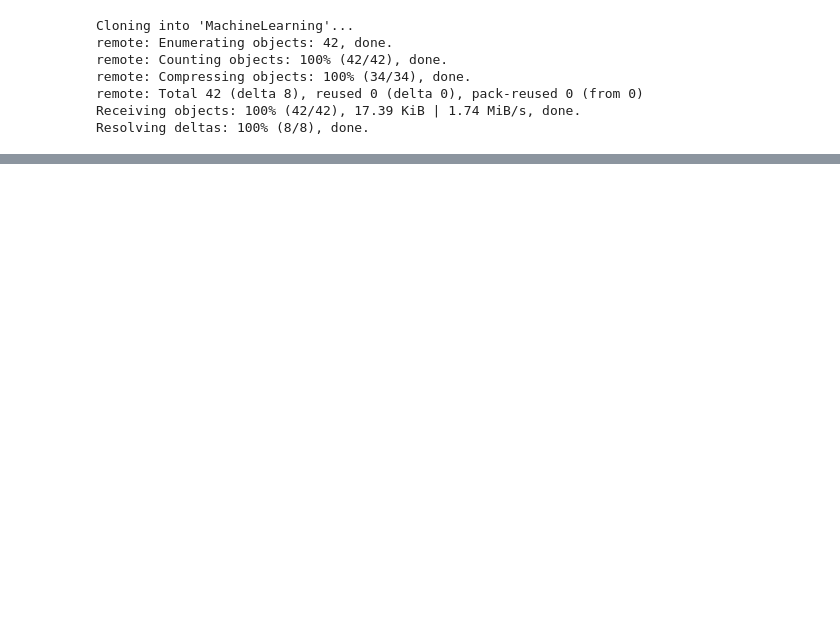
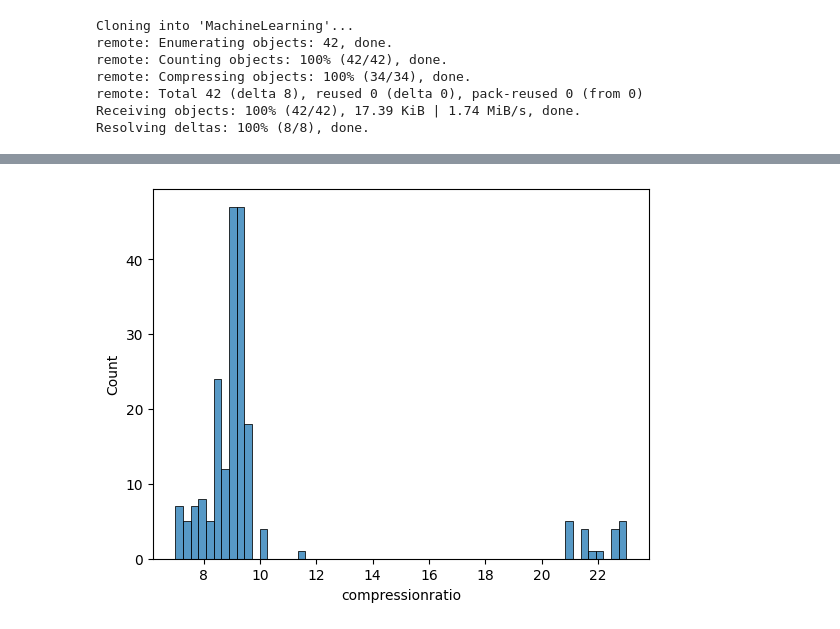
Before and after one commit to Allavudeen/MachineLearning, a Jupyter notebook: Regression/PredictCarPrice/Car_Price_Prediction_LR.ipynb, the cells around one changed output, grey strips where cells are left out. Saved outputs shown, nothing was run; the diff lists cells and outputs as text; code cells hidden in the pictures; blank space fills up the shorter version.

```diff
--- a/Regression/PredictCarPrice/Car_Price_Prediction_LR.ipynb
+++ b/Regression/PredictCarPrice/Car_Price_Prediction_LR.ipynb
@@ -33,0 +114,7 @@ cars.head()
+# %%
+# compression ration: ration of volume of compression chamber at largest capacity to least capacity
+
+sns.histplot(cars['compressionratio'])
+plt.show()
+# %% [output]
+[figure, added]
```
Also changed, not shown: parts of 10 cells of this notebook.
